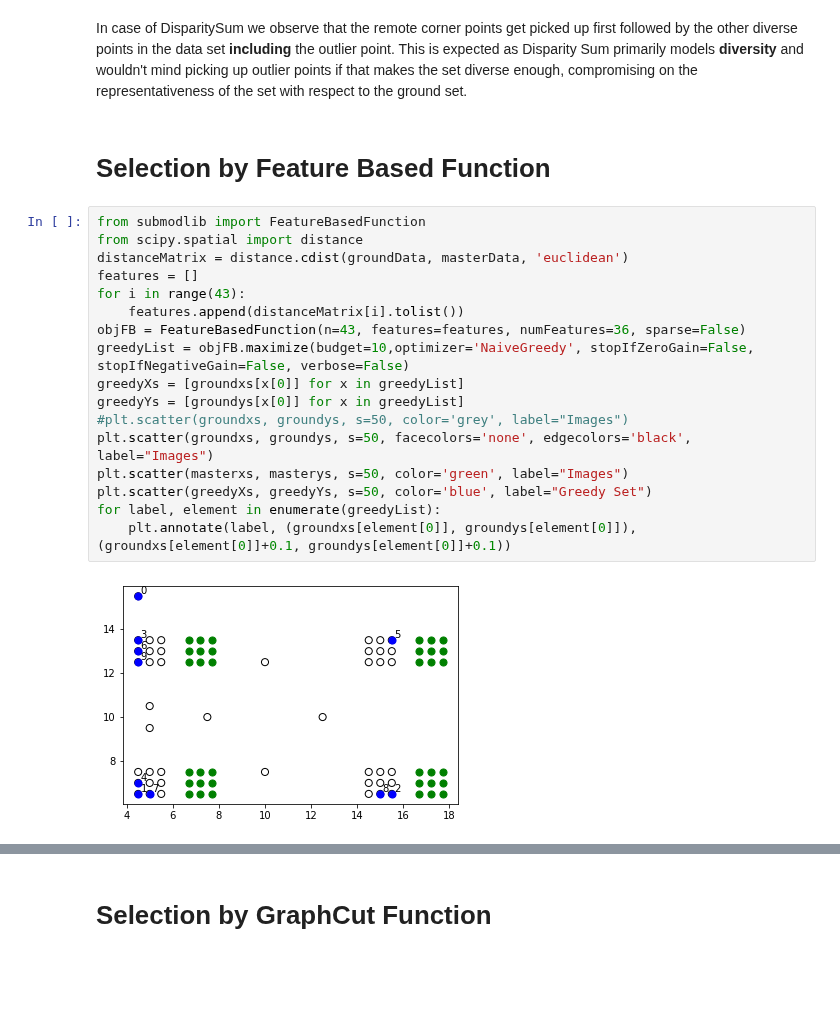
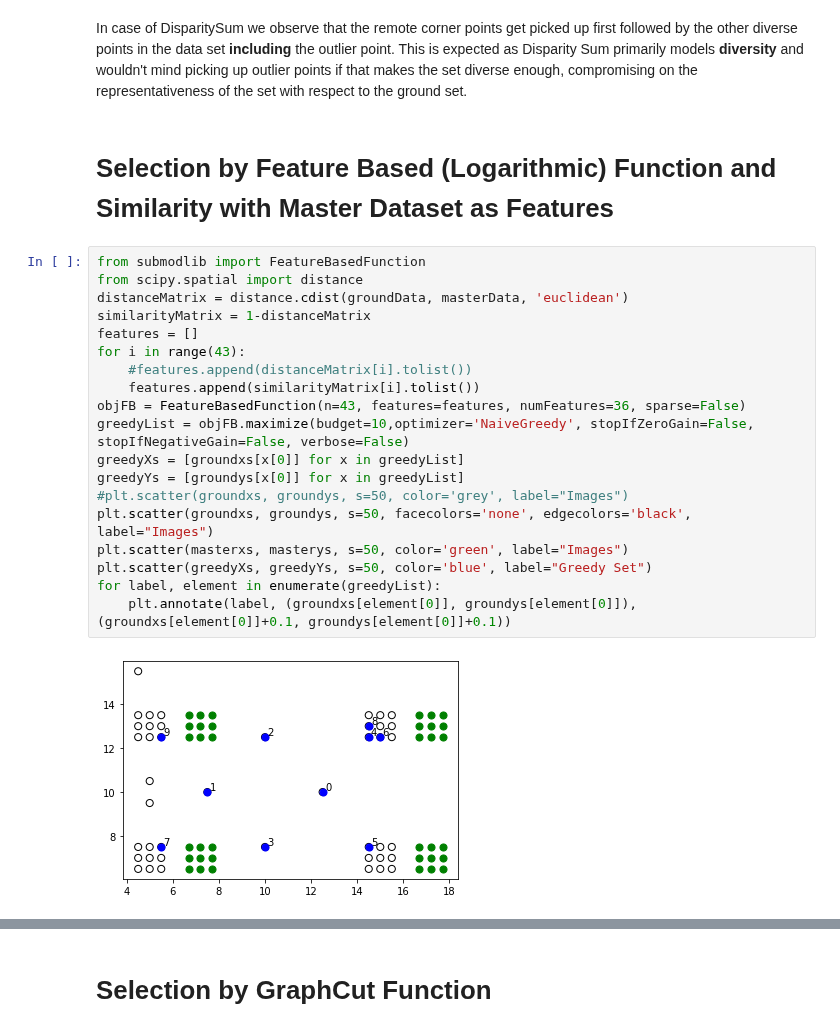
Before and after one commit to decile-team/submodlib, a Jupyter notebook: tutorials/Representational Power of Different Functions.ipynb, the cells around one changed output, grey strips where cells are left out. Cells and saved outputs as stored; diff of their text form; blank space fills up the shorter version.

```diff
--- a/tutorials/Representational Power of Different Functions.ipynb
+++ b/tutorials/Representational Power of Different Functions.ipynb
@@ -70,23 +70,25 @@ for label, element in enumerate(greedyList):
 # %% [markdown]
 In case of DisparitySum we observe that the remote corner points get picked up first followed by the other diverse points in the data set **including** the outlier point. This is expected as Disparity Sum primarily models **diversity** and wouldn't mind picking up outlier points if that makes the set diverse enough, compromising on the representativeness of the set with respect to the ground set.
 # %% [markdown]
-# Selection by Feature Based Function
+# Selection by Feature Based (Logarithmic) Function and Similarity with Master Dataset as Features
 # %%
 from submodlib import FeatureBasedFunction
 from scipy.spatial import distance
 distanceMatrix = distance.cdist(groundData, masterData, 'euclidean')
+similarityMatrix = 1-distanceMatrix
 features = []
 for i in range(43):
-    features.append(distanceMatrix[i].tolist())
+    #features.append(distanceMatrix[i].tolist())
+    features.append(similarityMatrix[i].tolist())
 objFB = FeatureBasedFunction(n=43, features=features, numFeatures=36, sparse=False)
 greedyList = objFB.maximize(budget=10,optimizer='NaiveGreedy', stopIfZeroGain=False, stopIfNegativeGain=False, verbose=False)
 greedyXs = [groundxs[x[0]] for x in greedyList]
 greedyYs = [groundys[x[0]] for x in greedyList]
 #plt.scatter(groundxs, groundys, s=50, color='grey', label="Images")
 plt.scatter(groundxs, groundys, s=50, facecolors='none', edgecolors='black', label="Images")
 plt.scatter(masterxs, masterys, s=50, color='green', label="Images")
 plt.scatter(greedyXs, greedyYs, s=50, color='blue', label="Greedy Set")
 for label, element in enumerate(greedyList):
     plt.annotate(label, (groundxs[element[0]], groundys[element[0]]), (groundxs[element[0]]+0.1, groundys[element[0]]+0.1))
 # %% [output]
-[figure, old version]
+[figure, new version]
```
Also changed, not shown: parts of 6 cells of this notebook, 10 other files.
